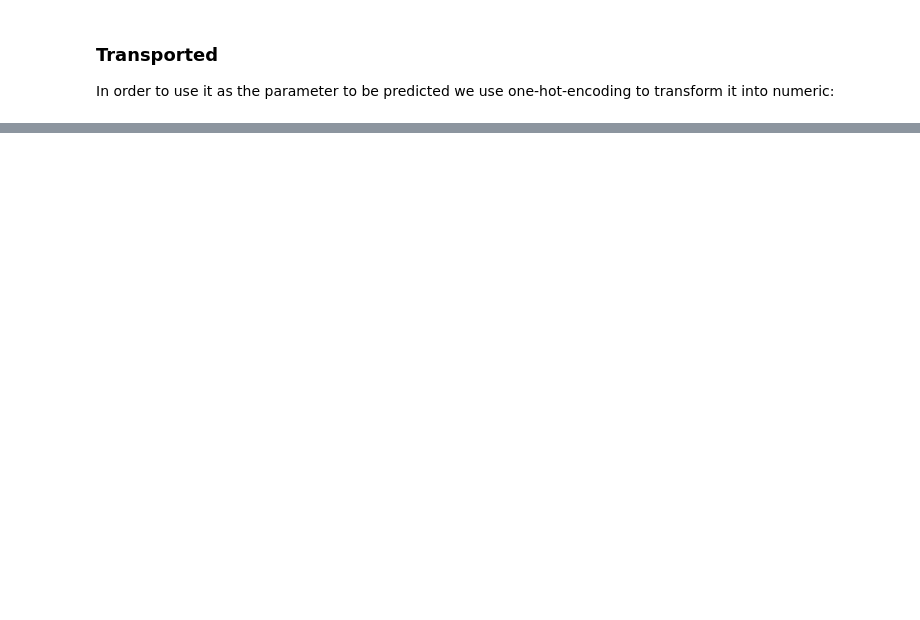
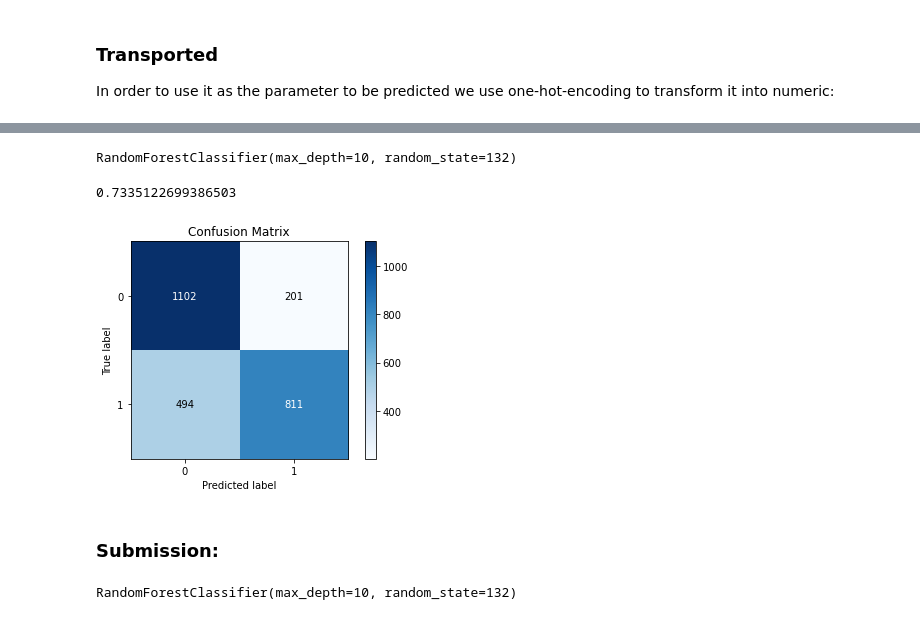
Before and after one commit to mateoricio/spaceship-titanic, a Jupyter notebook: spaceship-titanic.ipynb, the cells around one changed output, grey strips where cells are left out. Saved outputs shown, nothing was run; the diff lists cells and outputs as text; code cells hidden in the pictures; blank space fills up the shorter version.

```diff
--- a/spaceship-titanic.ipynb
+++ b/spaceship-titanic.ipynb
@@ -311,0 +382,25 @@ df.head()
+# %%
+random_forest = RandomForestClassifier(max_depth = 10, random_state=132)
+# %%
+X_train, X_test, y_train, y_test = train_test_split(df_X, df_y, test_size=.3, random_state=0)
+# %%
+random_forest.fit(X_train, y_train)
+# %% [output]
+RandomForestClassifier(max_depth=10, random_state=132)
+# %%
+y_predict = random_forest.predict(X_test)
+# %%
+random_forest.score(X_test, y_test)
+# %% [output]
+0.7335122699386503
+# %%
+confusion_matrix_values = skplt.metrics.confusion_matrix(y_test, y_predict)
+skplt.metrics.plot_confusion_matrix(y_test, y_predict);
+# %% [output]
+[figure, added]
+# %% [markdown]
+### Submission:
+# %%
+random_forest.fit(df_X, df_y)
+# %% [output]
+RandomForestClassifier(max_depth=10, random_state=132)
```
Also changed, not shown: parts of 48 cells of this notebook, 1 other file.
